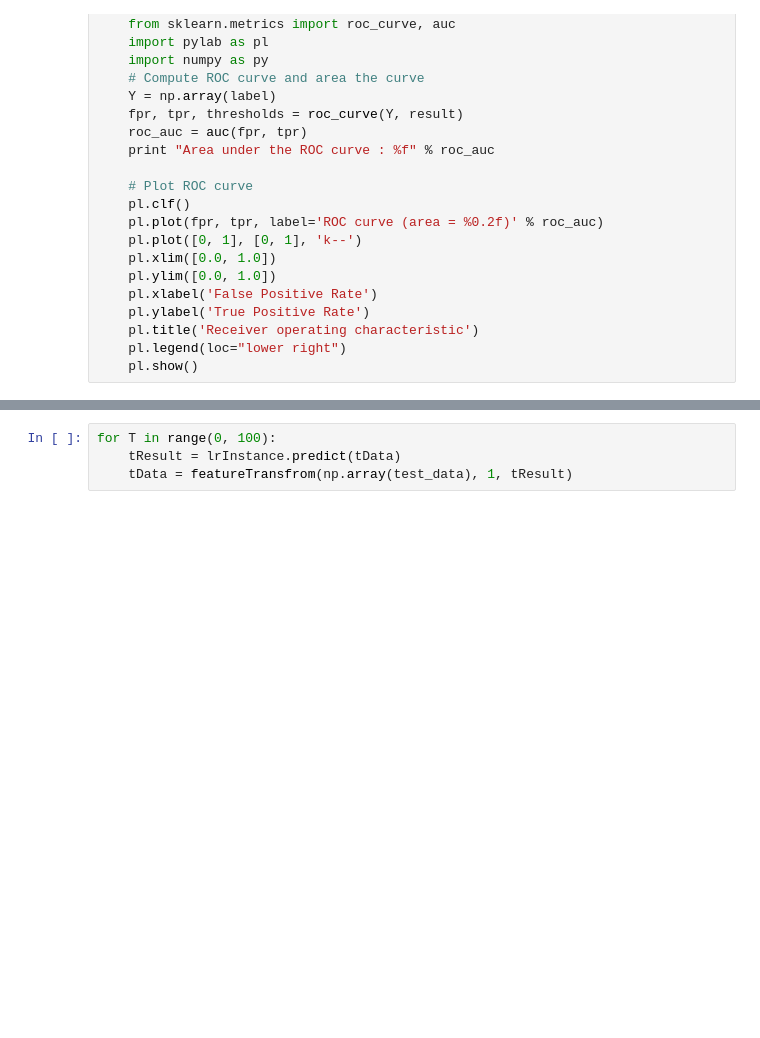
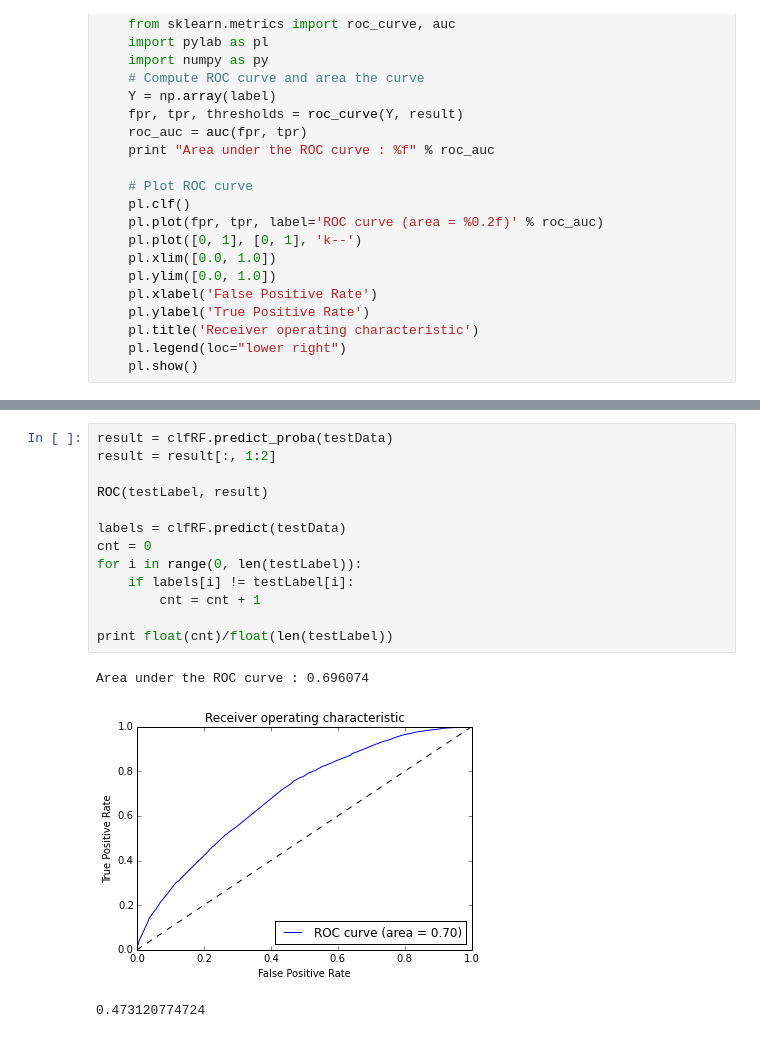
Before and after one commit to Kelvin-Zhong/Click-Through-Rate-Prediction, a Jupyter notebook: DecisionTree_NaiveBayes.ipynb, the cells around one changed output, grey strips where cells are left out. Saved outputs shown, nothing was run; the diff lists cells and outputs as text; blank space fills up the shorter version.

```diff
--- a/DecisionTree_NaiveBayes.ipynb
+++ b/DecisionTree_NaiveBayes.ipynb
@@ -195,4 +209,17 @@ Area under the ROC curve : 0.622050
-# %%
-for T in range(0, 100):
-    tResult = lrInstance.predict(tData)
-    tData = featureTransfrom(np.array(test_data), 1, tResult)
+# %%
+result = clfRF.predict_proba(testData)
+result = result[:, 1:2]
+
+ROC(testLabel, result)
+
+labels = clfRF.predict(testData)
+cnt = 0
+for i in range(0, len(testLabel)):
+    if labels[i] != testLabel[i]:
+        cnt = cnt + 1
+
+print float(cnt)/float(len(testLabel))
+# %% [output]
+Area under the ROC curve : 0.696074
+[figure, added]
+0.473120774724
```
Also changed, not shown: parts of 9 cells of this notebook.
